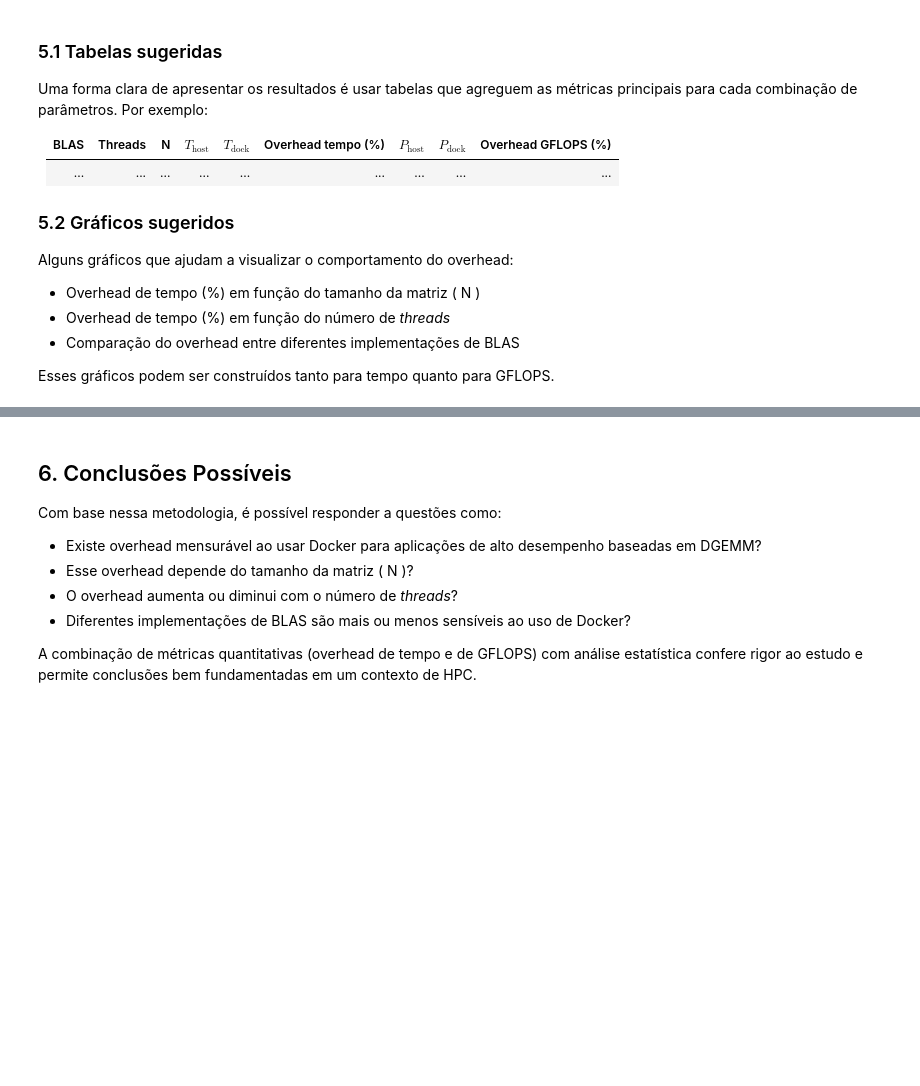
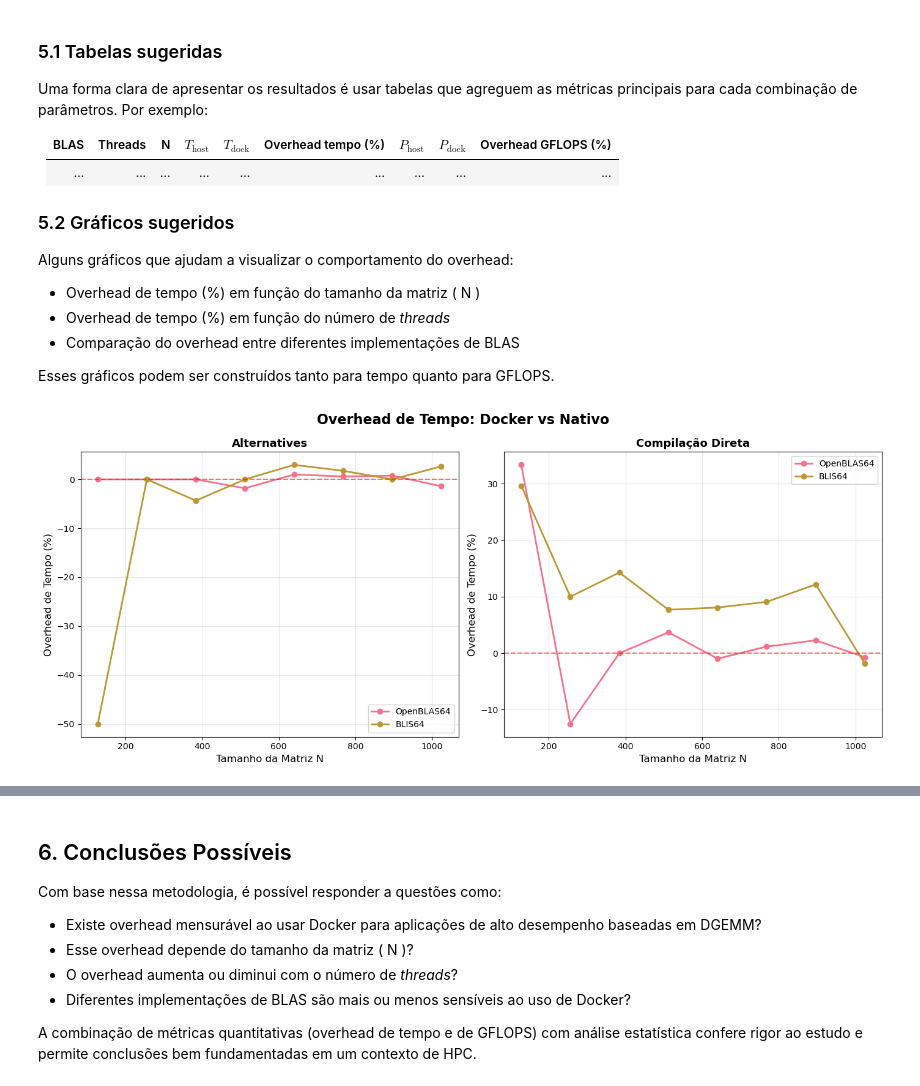
Before and after one commit to almdoug/meugemm, a Jupyter notebook: notebooks/notebook_overhead_dgemm_docker.ipynb, the cells around one changed output, grey strips where cells are left out. Saved outputs shown, nothing was run; the diff lists cells and outputs as text; code cells hidden in the pictures; blank space fills up the shorter version.

```diff
--- a/notebooks/notebook_overhead_dgemm_docker.ipynb
+++ b/notebooks/notebook_overhead_dgemm_docker.ipynb
@@ -172,0 +346,85 @@ Esses gráficos podem ser construídos tanto para tempo quanto para GFLOPS.
+# %%
+# Gerar tabelas e gráficos para visualização dos resultados
+import matplotlib.pyplot as plt
+import seaborn as sns
+
+# Configurar estilo
+sns.set_palette("husl")
+plt.rcParams['figure.dpi'] = 100
+
+# Criar diretórios
+Path('../figuras').mkdir(exist_ok=True)
+Path('../tabelas').mkdir(exist_ok=True)
+
+# Gráfico 1: Overhead vs Tamanho da Matriz
+fig, axes = plt.subplots(1, 2, figsize=(14, 6))
+fig.suptitle('Overhead de Tempo: Docker vs Nativo', fontsize=16, fontweight='bold')
+
+for idx, method in enumerate(methods):
+    ax = axes[idx]
+    for variant in variants:
+        mask = (df_pivot['variant'] == variant) & (df_pivot['method'] == method)
+        data = df_pivot[mask].sort_values('matSize')
+        ax.plot(data['matSize'], data['overhead_tempo_percent'],
+                marker='o', label=variant, linewidth=2, markersize=6)
+
+    method_title = 'Alternatives' if method == 'alternatives' else 'Compilação Direta'
+    ax.set_xlabel('Tamanho da Matriz N', fontsize=12)
+    ax.set_ylabel('Overhead de Tempo (%)', fontsize=12)
+    ax.set_title(f'{method_title}', fontsize=13, fontweight='bold')
+    ax.grid(True, alpha=0.3)
+    ax.legend()
+    ax.axhline(y=0, color='red', linestyle='--', alpha=0.5)
+
+plt.tight_layout()
+plt.savefig('../figuras/overhead_tempo.png', dpi=300, bbox_inches='tight')
+plt.show()
+
+# Gráfico 2: Comparação de GFLOPS
+fig, axes = plt.subplots(1, 2, figsize=(14, 6))
+fig.suptitle('Desempenho em GFLOPS', fontsize=16, fontweight='bold')
+
+for idx, method in enumerate(methods):
+    ax = axes[idx]
+    for variant in variants:
+        mask = (df_pivot['variant'] == variant) & (df_pivot['method'] == method)
+        data = df_pivot[mask].sort_values('matSize')
+        ax.plot(data['matSize'], data['gflops_native'], marker='o',
+                label=f'{variant} Native', linewidth=2)
+        ax.plot(data['matSize'], data['gflops_docker'], marker='s',
+                label=f'{variant} Docker', linewidth=2, linestyle='--', alpha=0.7)
+
+    method_title = 'Alternatives' if method == 'alternatives' else 'Compilação Direta'
+    ax.set_xlabel('Tamanho da Matriz N', fontsize=12)
+    ax.set_ylabel('Desempenho (GFLOPS)', fontsize=12)
+    ax.set_title(f'{method_title}', fontsize=13, fontweight='bold')
+    ax.grid(True, alpha=0.3)
+    ax.legend(fontsize=9)
+
+plt.tight_layout()
+plt.savefig('../figuras/desempenho_gflops.png', dpi=300, bbox_inches='tight')
+plt.show()
+
+# Tabela de resumo
+summary_table = df_pivot.groupby(['variant', 'method']).agg({
+    'native': 'mean',
+    'docker': 'mean',
+    'overhead_tempo_percent': 'mean',
+    'gflops_native': 'mean',
+    'gflops_docker': 'mean',
+    'overhead_gflops_percent': 'mean',
+    'slowdown': 'mean'
+}).round(4)
+
+summary_table.columns = ['T_native (s)', 'T_docker (s)', 'Overhead_tempo (%)',
+                          'GFLOPS_native', 'GFLOPS_docker', 'Overhead_GFLOPS (%)', 'Slowdown']
+
+print("\nTabela de Resumo:")
+display(summary_table)
+
+# Salvar tabelas
+summary_table.to_csv('../tabelas/resumo_overhead.csv')
+summary_table.to_latex('../tabelas/resumo_overhead.tex', float_format="%.4f")
+print("\n✓ Tabelas salvas em ../tabelas/")
+# %% [output]
+[figure, added]
```
Also changed, not shown: parts of 11 cells of this notebook, 2 other files.
